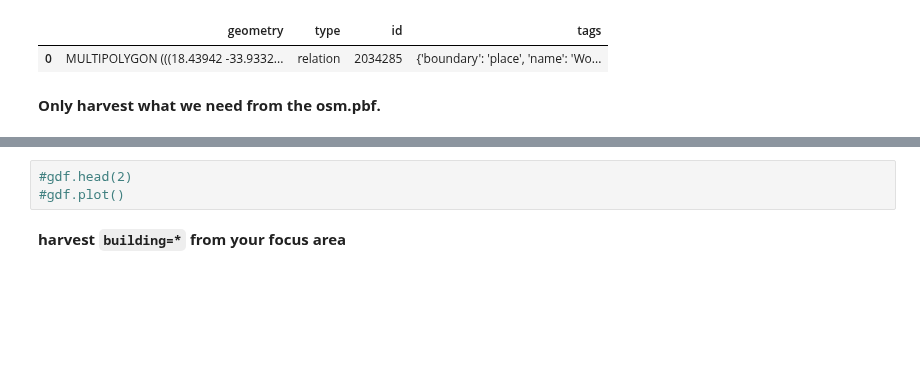
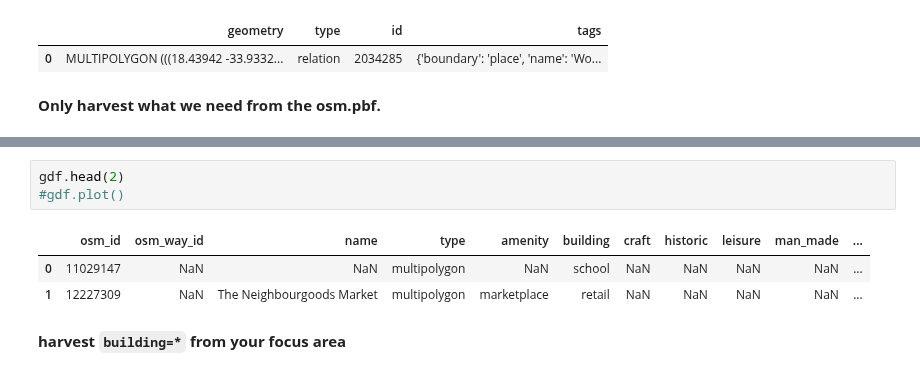
Before and after one commit to AdrianKriger/geo3D, a Jupyter notebook: suburb/interactiveOnly.ipynb, the cells around one changed output, grey strips where cells are left out. Saved outputs shown, nothing was run; the diff lists cells and outputs as text; blank space fills up the shorter version.

```diff
--- a/suburb/interactiveOnly.ipynb
+++ b/suburb/interactiveOnly.ipynb
@@ -148,6 +147,10 @@ runtime: 0:00:01.629136
 # %%
-#gdf.head(2)
+gdf.head(2)
 #gdf.plot()
+# %% [output]
+|  | osm_id | osm_way_id | name | type | amenity | building | craft | historic | leisure | man_made | ... |
+| 0 | 11029147 | NaN | NaN | multipolygon | NaN | school | NaN | NaN | NaN | NaN | ... |
+| 1 | 12227309 | NaN | The Neighbourgoods Market | multipolygon | marketplace | retail | NaN | NaN | NaN | NaN | ... |
 # %% [markdown]
 **harvest `building=*` from your focus area**
 # %%
```
Also changed, not shown: parts of 7 cells of this notebook.
